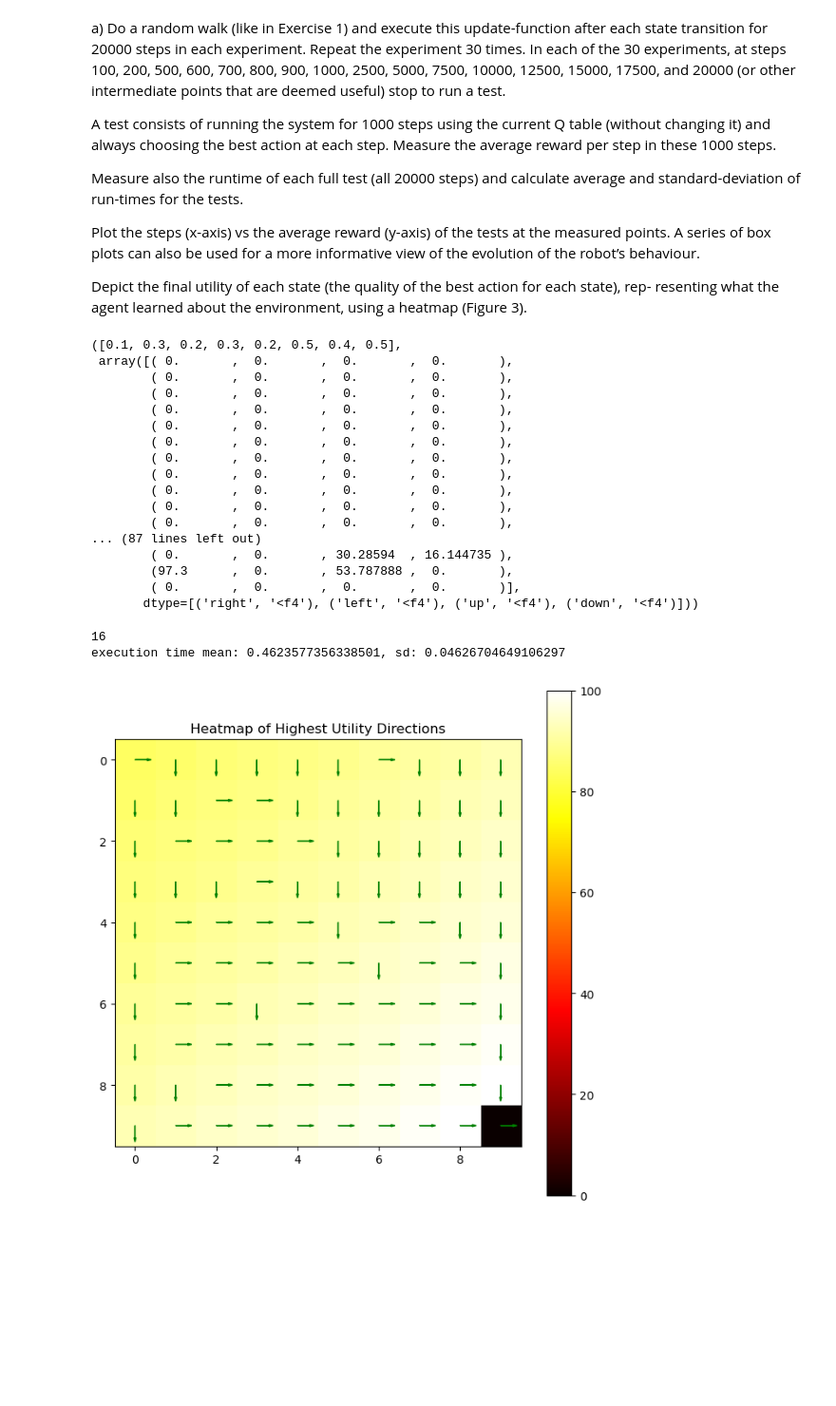
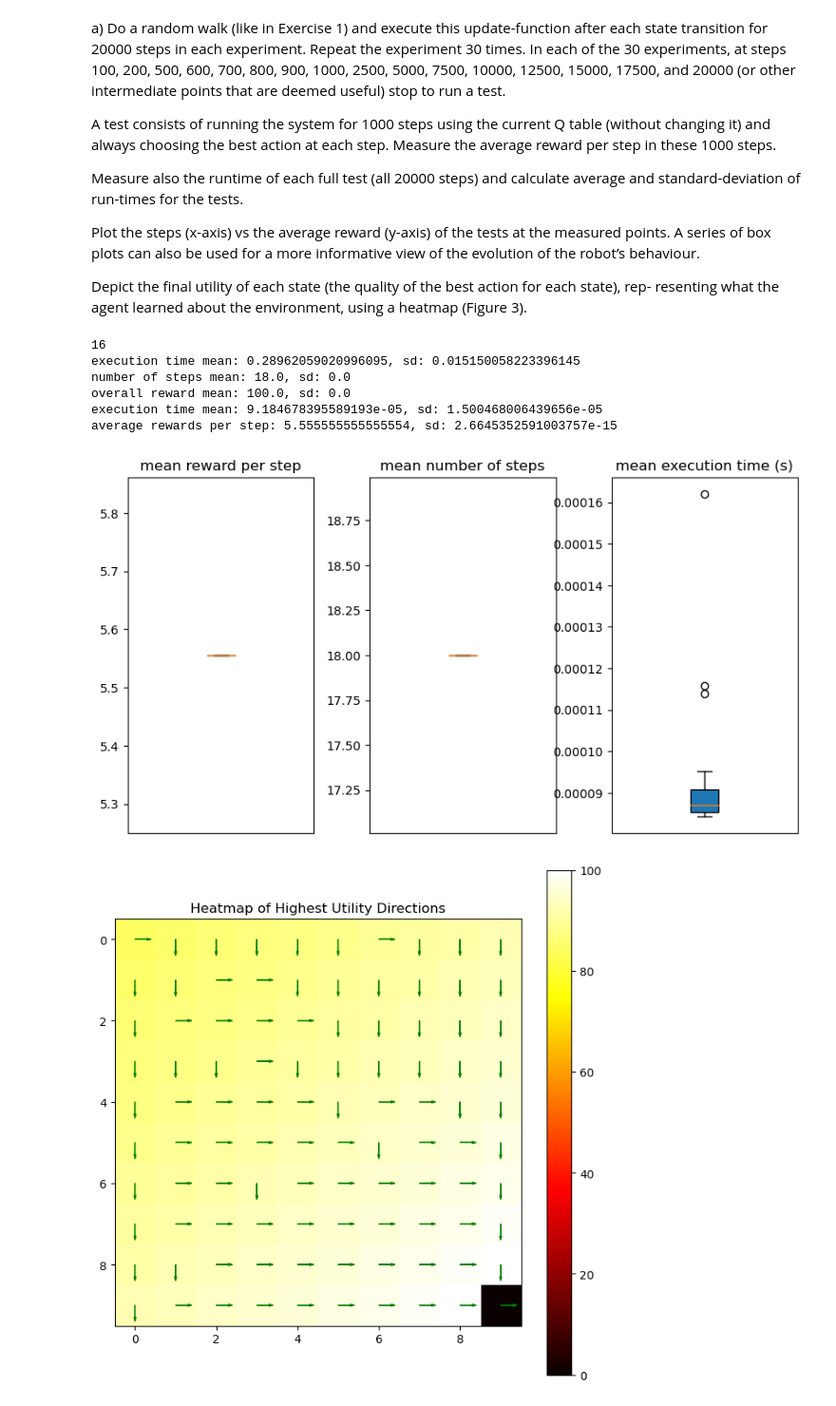
Before and after one commit to jelenameyer/IntroToMachineLearning, a Jupyter notebook: assignments/assignment3/100HasUtility0.ipynb, the cells around one changed output. Shown: that part at 95% size. Cells and saved outputs as stored; diff of their text form; code cells hidden in the pictures; blank space fills up the shorter version.

```diff
--- a/assignments/assignment3/100HasUtility0.ipynb
+++ b/assignments/assignment3/100HasUtility0.ipynb
@@ -295,23 +299,3 @@ def showHeatmap(matrixQ):
 
     plt.title('Heatmap of Highest Utility Directions')
     plt.show()
-# %%
-runEpisodeWithUpdatingUtilities(matrixQ = matrixQEmpty, state = 1, finalState = 100, maxNumberSteps = 2000, alwaysBestStep = False)
-# %% [output]
-([0.1, 0.3, 0.2, 0.3, 0.2, 0.5, 0.4, 0.5],
- array([( 0.       ,  0.       ,  0.       ,  0.       ),
-        ( 0.       ,  0.       ,  0.       ,  0.       ),
-        ( 0.       ,  0.       ,  0.       ,  0.       ),
-        ( 0.       ,  0.       ,  0.       ,  0.       ),
-        ( 0.       ,  0.       ,  0.       ,  0.       ),
-        ( 0.       ,  0.       ,  0.       ,  0.       ),
-        ( 0.       ,  0.       ,  0.       ,  0.       ),
-        ( 0.       ,  0.       ,  0.       ,  0.       ),
-        ( 0.       ,  0.       ,  0.       ,  0.       ),
-        ( 0.       ,  0.       ,  0.       ,  0.       ),
-        ( 0.       ,  0.       ,  0.       ,  0.       ),
-... (87 lines left out)
-        ( 0.       ,  0.       , 30.28594  , 16.144735 ),
-        (97.3      ,  0.       , 53.787888 ,  0.       ),
-        ( 0.       ,  0.       ,  0.       ,  0.       )],
-       dtype=[('right', '<f4'), ('left', '<f4'), ('up', '<f4'), ('down', '<f4')]))
@@ -319,9 +387,11 @@ runEpisodeWithUpdatingUtilities(matrixQ = matrixQEmpty, state = 1, finalState =
 listWithPointsWhereTorRunTests = [100, 200, 500, 600, 700, 800, 900, 1000, 2500, 5000, 7500, 10000, 12500, 15000, 17500, 20000]
 maxNumberSteps = 20000
 lengthTests = 0
+itemsInList = []
 for number in listWithPointsWhereTorRunTests:
     if number <= maxNumberSteps:
         lengthTests += 1
+        itemsInList.append(number)
 
 print(lengthTests)
 
@@ -329,34 +399,42 @@ allexecutionTimes = []
 allAllAverageRewardsPerStep = np.zeros((30, lengthTests))
 allMatrixQInList = []
 
 random.seed(170)
 for i in range(30):
     startTime = time.time()
     allAverageRewardsPerStep, MatrixQEndExploration = runEpisodeWithUpdatingUtilities(matrixQ = matrixQEmpty, state = 1, finalState = 100, maxNumberSteps = maxNumberSteps, alwaysBestStep = False)
     endTime = time.time()
     executionTime = endTime - startTime
     allAllAverageRewardsPerStep[i] = allAverageRewardsPerStep
 
 
     allexecutionTimes.append(executionTime)
     allMatrixQInList.append(MatrixQEndExploration)
 
 
 
 # execution time
 meanExecutionTimesExploration = sum(allexecutionTimes) /len(allexecutionTimes)
 sdExecutionTimes = np.std(allexecutionTimes)
 print(f"execution time mean: {meanExecutionTimesExploration}, sd: {sdExecutionTimes}")
 
 
 # average rewards per step for the 16 steps
 averageRewardMeansRandom = np.mean(allAllAverageRewardsPerStep, axis=0)
 
 # average utilities in matrices
 averageMatrixQExploration = getAveragedMatrixQ(allMatrixQInList)
+
+# compare with baseline
+testBaseline(averageMatrixQExploration, baseline = False, visualize = True)
 # %% [output]
 16
-execution time mean: 0.4623577356338501, sd: 0.04626704649106297
+execution time mean: 0.28962059020996095, sd: 0.015150058223396145
+number of steps mean: 18.0, sd: 0.0
+overall reward mean: 100.0, sd: 0.0
+execution time mean: 9.184678395589193e-05, sd: 1.500468006439656e-05
+average rewards per step: 5.555555555555554, sd: 2.6645352591003757e-15
+[figure, added]
 # %%
 showHeatmap(MatrixQEndExploration)
 # %% [output]
```
Also changed, not shown: parts of 13 cells of this notebook, 2 other files.
